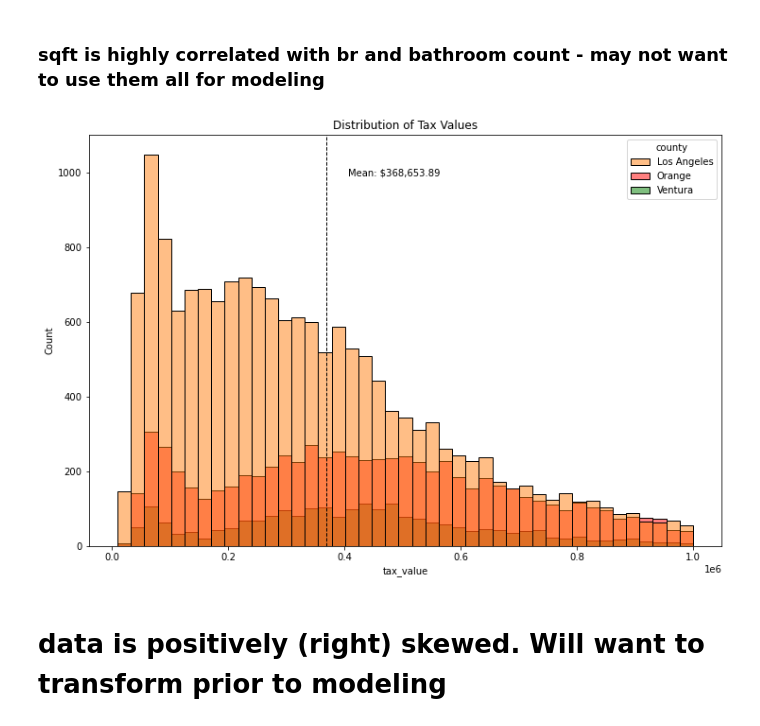
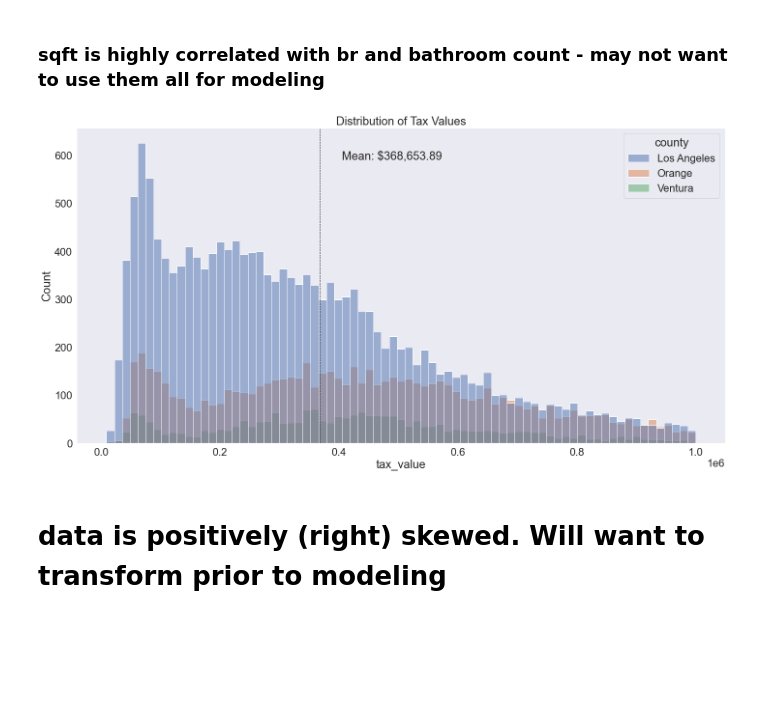
Before and after one commit to DanChurchill/regression_project_zillow, a Jupyter notebook: explore_draft.ipynb, the cells around one changed output. Drawn from its saved outputs; the diff is of its cells as text; code cells hidden in the pictures; blank space fills up the shorter version.

```diff
--- a/explore_draft.ipynb
+++ b/explore_draft.ipynb
@@ -93,14 +94,16 @@ KeyError: "['yearbuilt'] not in index"
 ### sqft is highly correlated with br and bathroom count - may not want to use them all for modeling
 # %%
 # Plot Distribution of target variable
-plt.figure(figsize=(12,8))
+plt.figure(figsize=(24,12))
 plt.title('Distribution of Tax Values')
-sns.histplot(data=train, x='tax_value', hue='county', palette=["C1", "red", "green"])
+sns.histplot(data=train, x='tax_value', hue='county', bins= 75)
+sns.set(font_scale=2)
+plt.grid(False)
 plt.axvline(train.tax_value.mean(), color='k', linestyle='dashed', linewidth=1)
 min_ylim, max_ylim = plt.ylim()
 plt.text(train.tax_value.mean()*1.1, max_ylim*0.9, 'Mean: ${:,.2f}'.format(train.tax_value.mean()))
 plt.show()
 # %% [output]
-[figure, old version]
+[figure, new version]
 # %% [markdown]
 # data is positively (right) skewed.  Will want to transform prior to modeling
```
Also changed, not shown: parts of 21 cells of this notebook, 9 other files.
